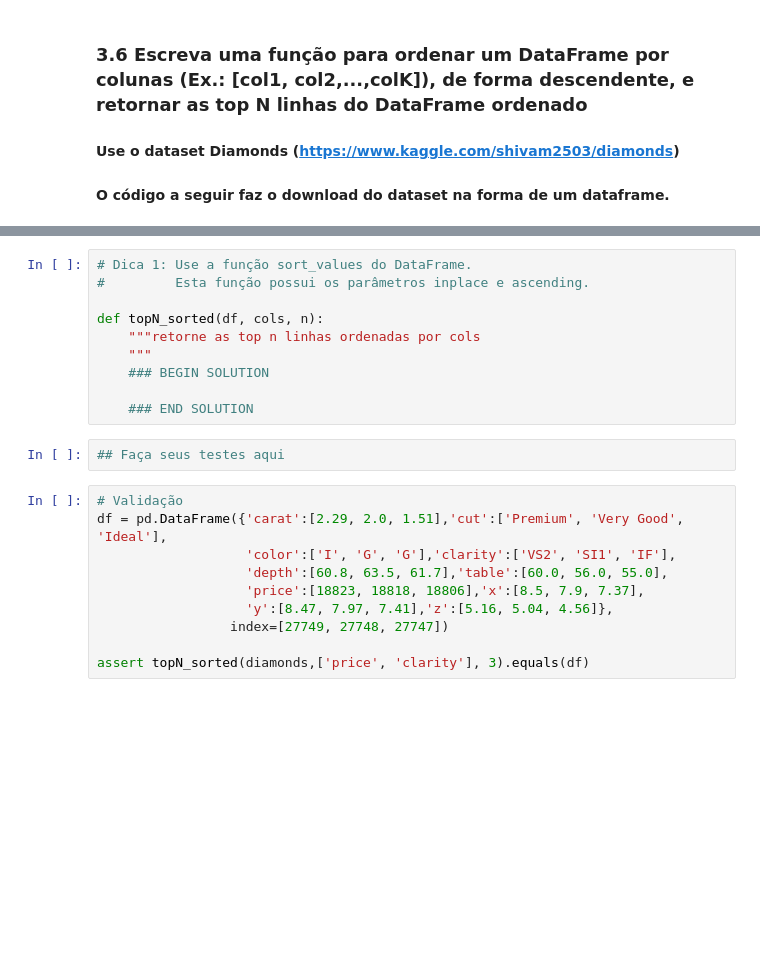
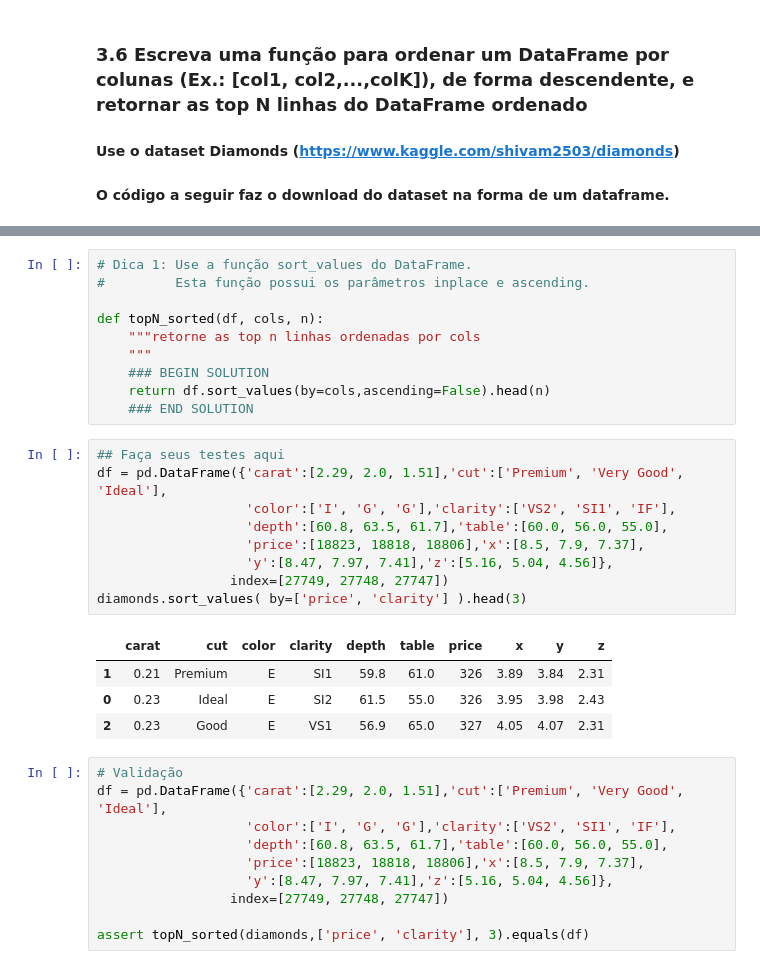
Before and after one commit to 4BR40/data_science_bootcamp, a Jupyter notebook: exercicios/Aula3_Exercicio_Abrao.ipynb, the cells around one changed output, grey strips where cells are left out. Saved outputs shown, nothing was run; the diff lists cells and outputs as text; blank space fills up the shorter version.

```diff
--- a/exercicios/Aula3_Exercicio_Abrao.ipynb
+++ b/exercicios/Aula3_Exercicio_Abrao.ipynb
@@ -228,10 +292,22 @@ def topN_sorted(df, cols, n):
     """retorne as top n linhas ordenadas por cols
     """
     ### BEGIN SOLUTION
-
+    return df.sort_values(by=cols,ascending=False).head(n)
     ### END SOLUTION
-# %%
-## Faça seus testes aqui
+# %%
+## Faça seus testes aqui
+df = pd.DataFrame({'carat':[2.29, 2.0, 1.51],'cut':['Premium', 'Very Good', 'Ideal'],
+                   'color':['I', 'G', 'G'],'clarity':['VS2', 'SI1', 'IF'],
+                   'depth':[60.8, 63.5, 61.7],'table':[60.0, 56.0, 55.0],
+                   'price':[18823, 18818, 18806],'x':[8.5, 7.9, 7.37],
+                   'y':[8.47, 7.97, 7.41],'z':[5.16, 5.04, 4.56]},
+                 index=[27749, 27748, 27747])
+diamonds.sort_values( by=['price', 'clarity'] ).head(3)
+# %% [output]
+|  | carat | cut | color | clarity | depth | table | price | x | y | z |
+| 1 | 0.21 | Premium | E | SI1 | 59.8 | 61.0 | 326 | 3.89 | 3.84 | 2.31 |
+| 0 | 0.23 | Ideal | E | SI2 | 61.5 | 55.0 | 326 | 3.95 | 3.98 | 2.43 |
+| 2 | 0.23 | Good | E | VS1 | 56.9 | 65.0 | 327 | 4.05 | 4.07 | 2.31 |
 # %%
 # Validação
 df = pd.DataFrame({'carat':[2.29, 2.0, 1.51],'cut':['Premium', 'Very Good', 'Ideal'],
```
Also changed, not shown: parts of 10 cells of this notebook.
